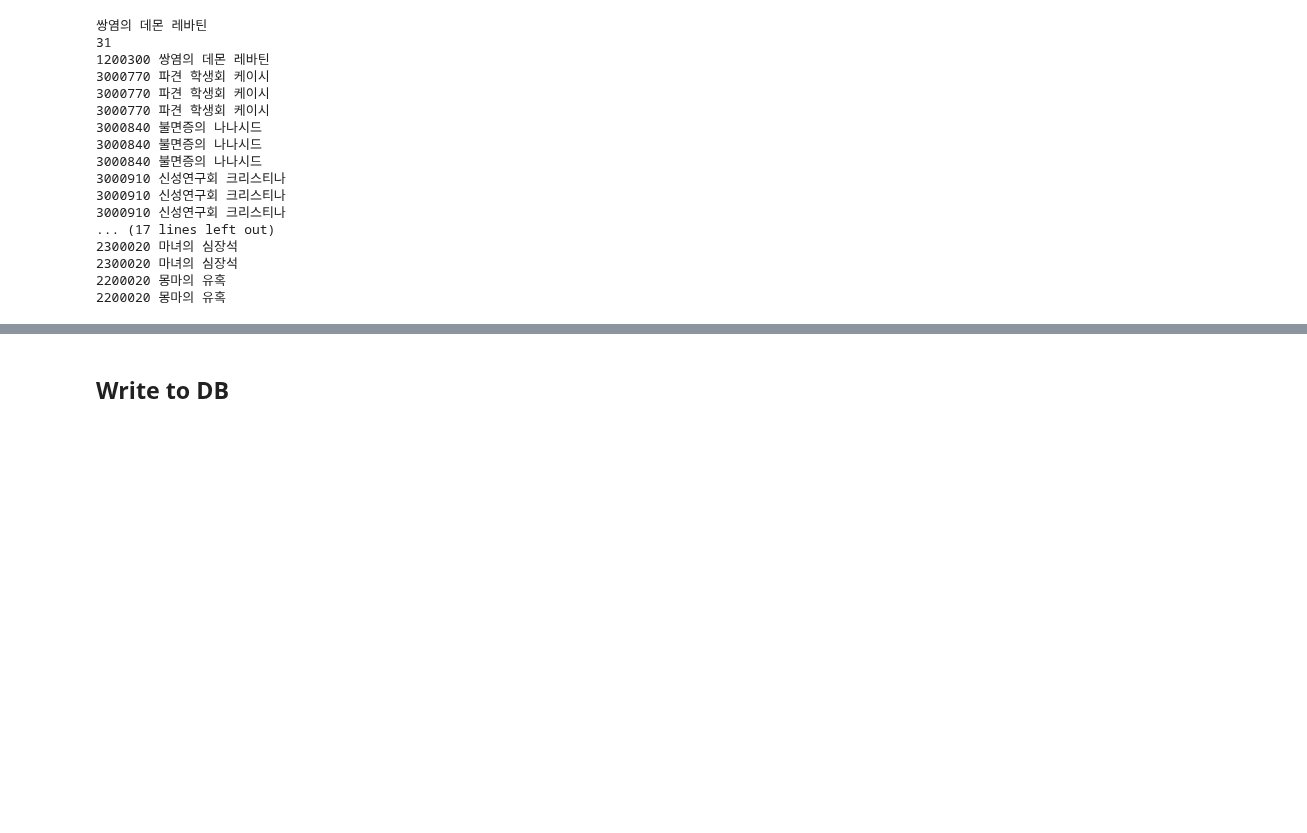
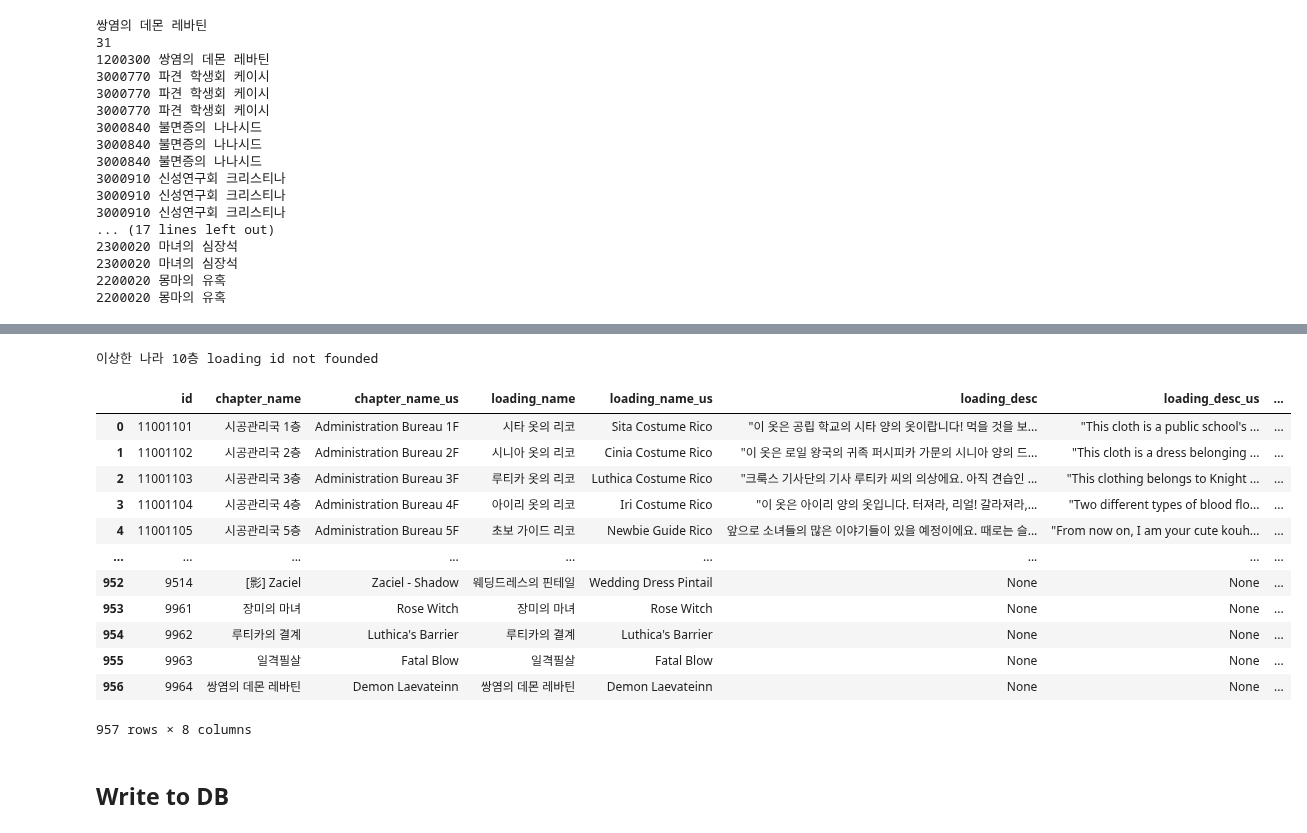
Before and after one commit to ryj0902/kanadb, a Jupyter notebook: dbupdater.ipynb, the cells around one changed output, grey strips where cells are left out. Saved outputs shown, nothing was run; the diff lists cells and outputs as text; code cells hidden in the pictures; blank space fills up the shorter version.

```diff
--- a/dbupdater.ipynb
+++ b/dbupdater.ipynb
@@ -745,7 +713,11 @@ CHAPTER_TITLE                  7000093
 CHAPTER_DRESS                    21401
 Name: 100, dtype: object
 # %%
-for row in p_chapter.itertuples(index=True, name="Pandas"):
+def get_pvp_data(row):
+    temp = dict()
+
+    temp["id"] = row.CHAPTER_ID
+
     npc = row.CHAPTER_NPC
     npc_id = int(npc.split("_")[-1])
     setup_ = setup[setup["SETUP_ID"] == npc_id].iloc[0]
@@ -763,7 +735,15 @@ for row in p_chapter.itertuples(index=True, name="Pandas"):
         "STRING_US"
     ]
 
-    print(row.CHAPTER_ID, npc_name, npc_name_us, character_name, character_name_us)
+    temp["chapter_name"] = npc_name
+    temp["chapter_name_us"] = npc_name_us
+    temp["loading_name"] = character_name
+    temp["loading_name_us"] = character_name_us
+    temp["loading_desc"] = None
+    temp["loading_desc_us"] = None
+    temp["setup"] = ",".join((map(str, setup_card)))
+
+    return temp
 # %% [output]
 1001 시작의 관찰자 Beginner Observer 미지의 소녀 시타 빌로사 Mystery Girl Sita
 1002 시작의 관찰자 Beginner Observer 호기심 소녀 베르니카 Curious Girl Vernika
@@ -785,3 +765,14 @@ for row in p_chapter.itertuples(index=True, name="Pandas"):
+# %%
+for row in p_chapter.itertuples(index=True, name="Pandas"):
+    temp = get_pvp_data(row)
+
+    print(
+        temp["id"],
+        temp["chapter_name"],
+        temp["chapter_name_us"],
+        temp["loading_name"],
+        temp["loading_name_us"],
+    )
 # %%
 npc = row.CHAPTER_NPC
 npc_name = string[string["STRING_NAME"] == row.CHAPTER_NPC].iloc[0]["STRING_KR"]
@@ -917,3 +807,33 @@ df_npc
+# %%
+npc_list = list()
+
+for chapter in [t_chapter, s_chapter, e_chapter, b_chapter]:
+    for row in chapter.itertuples(index=True, name="Pandas"):
+        temp = get_pve_data(row)
+        npc_list.append(temp)
+
+# PVP
+for row in p_chapter.itertuples(index=True, name="Pandas"):
+    temp = get_pvp_data(temp)
+    npc_list.append(temp)
+
+df_npc = pd.DataFrame(npc_list)
+df_npc
+# %% [output]
+이상한 나라 10층 loading id not founded
+|  | id | chapter_name | chapter_name_us | loading_name | loading_name_us | loading_desc | loading_desc_us | ... |
+| 0 | 11001101 | 시공관리국 1층 | Administration Bureau 1F | 시타 옷의 리코 | Sita Costume Rico | "이 옷은 공립 학교의 시타 양의 옷이랍니다! 먹을 것을 보... | "This cloth is a public school's ... | ... |
+| 1 | 11001102 | 시공관리국 2층 | Administration Bureau 2F | 시니아 옷의 리코 | Cinia Costume Rico | "이 옷은 로일 왕국의 귀족 퍼시피카 가문의 시니아 양의 드... | "This cloth is a dress belonging ... | ... |
+| 2 | 11001103 | 시공관리국 3층 | Administration Bureau 3F | 루티카 옷의 리코 | Luthica Costume Rico | "크룩스 기사단의 기사 루티카 씨의 의상에요. 아직 견습인 ... | "This clothing belongs to Knight ... | ... |
+| 3 | 11001104 | 시공관리국 4층 | Administration Bureau 4F | 아이리 옷의 리코 | Iri Costume Rico | "이 옷은 아이리 양의 옷입니다. 터져라, 리얼! 갈라져라,... | "Two different types of blood flo... | ... |
+| 4 | 11001105 | 시공관리국 5층 | Administration Bureau 5F | 초보 가이드 리코 | Newbie Guide Rico | 앞으로 소녀들의 많은 이야기들이 있을 예정이에요. 때로는 슬... | "From now on, I am your cute kouh... | ... |
+| ... | ... | ... | ... | ... | ... | ... | ... | ... |
+| 952 | 9514 | [影] Zaciel | Zaciel - Shadow | 웨딩드레스의 핀테일 | Wedding Dress Pintail | None | None | ... |
+| 953 | 9961 | 장미의 마녀 | Rose Witch | 장미의 마녀 | Rose Witch | None | None | ... |
+| 954 | 9962 | 루티카의 결계 | Luthica's Barrier | 루티카의 결계 | Luthica's Barrier | None | None | ... |
+| 955 | 9963 | 일격필살 | Fatal Blow | 일격필살 | Fatal Blow | None | None | ... |
+| 956 | 9964 | 쌍염의 데몬 레바틴 | Demon Laevateinn | 쌍염의 데몬 레바틴 | Demon Laevateinn | None | None | ... |
+957 rows × 8 columns
 # %% [markdown]
 ## Write to DB
 # %%
```
Also changed, not shown: parts of 33 cells of this notebook, 3 other files.
